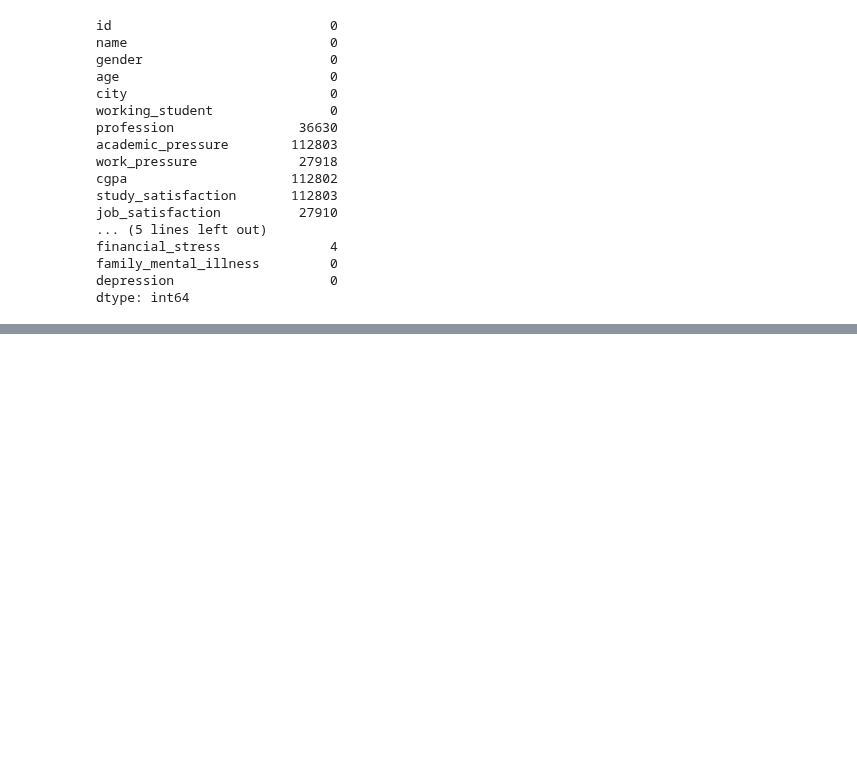
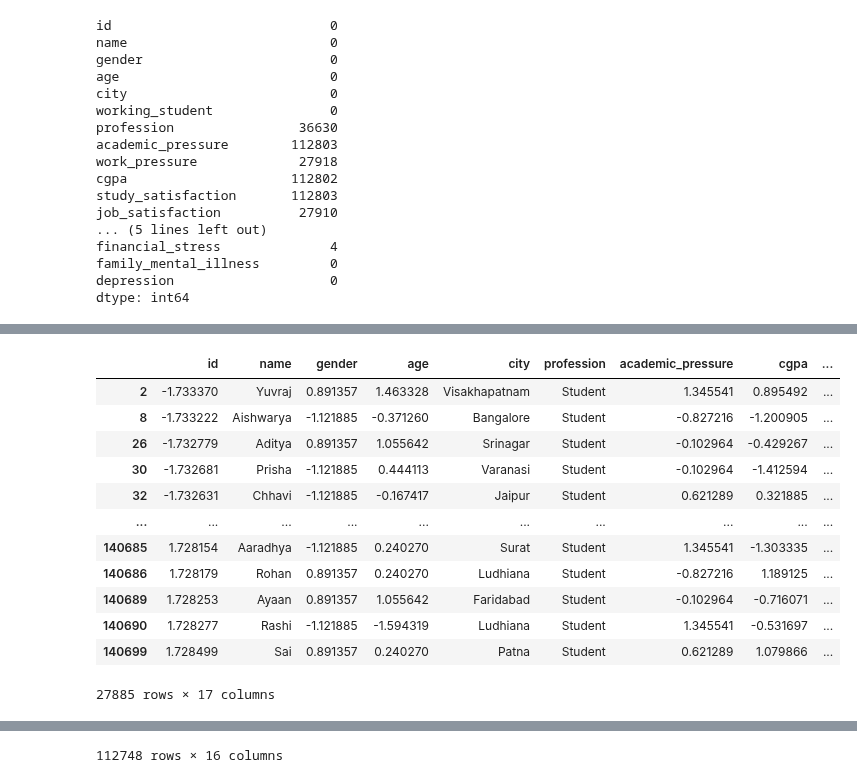
Before and after one commit to nikankad/COS322-depression, a Jupyter notebook: src/main.ipynb, the cells around one changed output, grey strips where cells are left out. Drawn from its saved outputs; the diff is of its cells as text; code cells hidden in the pictures; blank space fills up the shorter version.

```diff
--- a/src/main.ipynb
+++ b/src/main.ipynb
@@ -117,0 +126,27 @@ dtype: int64
+# %%
+#scale our data
+from sklearn.preprocessing import StandardScaler
+scaler = StandardScaler()
+
+student_numeric_cols = students_df.select_dtypes(include=["number"]).columns
+students_df[student_numeric_cols] = scaler.fit_transform(students_df[student_numeric_cols])
+
+working_numeric_cols = working_df.select_dtypes(include=["number"]).columns
+working_df[working_numeric_cols] = scaler.fit_transform(working_df[working_numeric_cols])
+
+display(students_df)
+display(working_df)
+# %% [output]
+|  | id | name | gender | age | city | profession | academic_pressure | cgpa | ... |
+| 2 | -1.733370 | Yuvraj | 0.891357 | 1.463328 | Visakhapatnam | Student | 1.345541 | 0.895492 | ... |
+| 8 | -1.733222 | Aishwarya | -1.121885 | -0.371260 | Bangalore | Student | -0.827216 | -1.200905 | ... |
+| 26 | -1.732779 | Aditya | 0.891357 | 1.055642 | Srinagar | Student | -0.102964 | -0.429267 | ... |
+| 30 | -1.732681 | Prisha | -1.121885 | 0.444113 | Varanasi | Student | -0.102964 | -1.412594 | ... |
+| 32 | -1.732631 | Chhavi | -1.121885 | -0.167417 | Jaipur | Student | 0.621289 | 0.321885 | ... |
+| ... | ... | ... | ... | ... | ... | ... | ... | ... | ... |
+| 140685 | 1.728154 | Aaradhya | -1.121885 | 0.240270 | Surat | Student | 1.345541 | -1.303335 | ... |
+| 140686 | 1.728179 | Rohan | 0.891357 | 0.240270 | Ludhiana | Student | -0.827216 | 1.189125 | ... |
+| 140689 | 1.728253 | Ayaan | 0.891357 | 1.055642 | Faridabad | Student | -0.102964 | -0.716071 | ... |
+| 140690 | 1.728277 | Rashi | -1.121885 | -1.594319 | Ludhiana | Student | 1.345541 | -0.531697 | ... |
+| 140699 | 1.728499 | Sai | 0.891357 | 0.240270 | Patna | Student | 0.621289 | 1.079866 | ... |
+27885 rows × 17 columns
@@ -117,0 +165 @@ dtype: int64
+112748 rows × 16 columns
```
Also changed, not shown: parts of 4 cells of this notebook.
